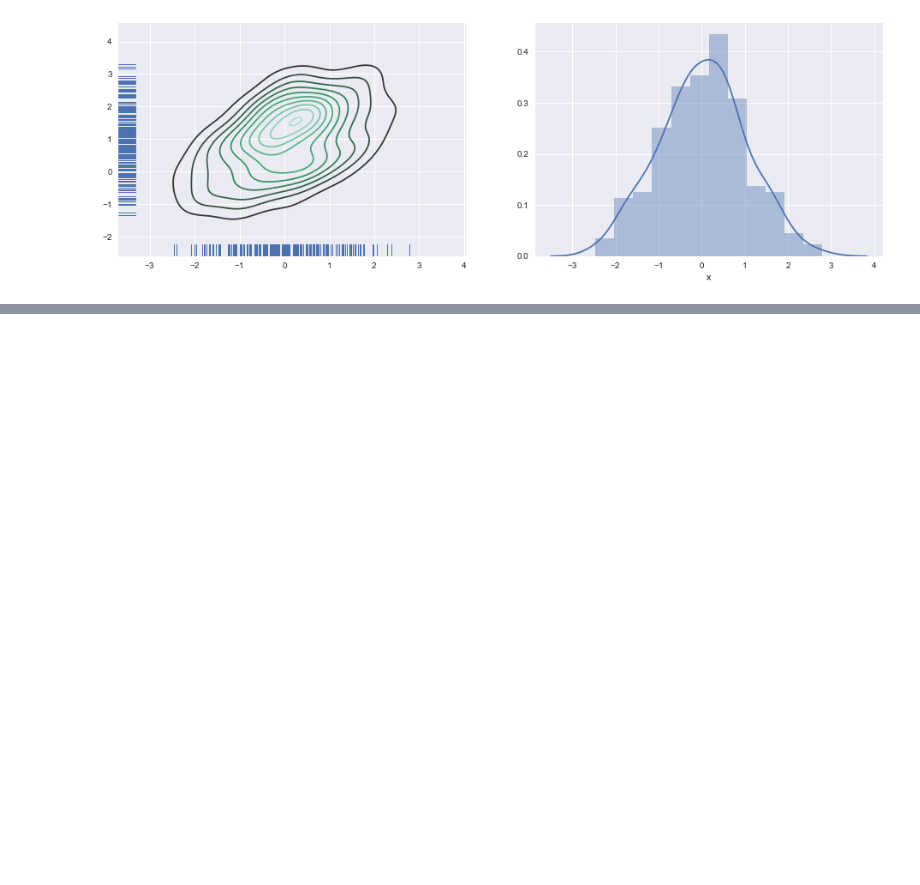
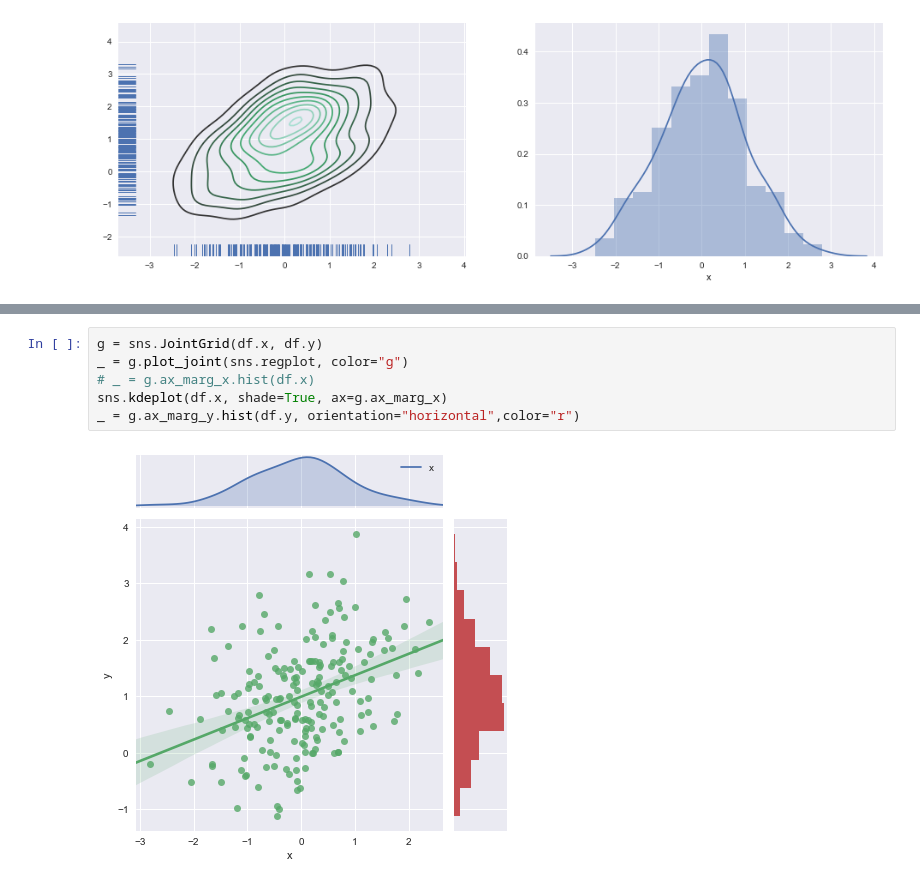
Before and after one commit to WarmingWang/reptiles_gh, a Jupyter notebook: Machine Learning/seaborn/ch02_Plotting_functions.ipynb, the cells around one changed output, grey strips where cells are left out. Drawn from its saved outputs; the diff is of its cells as text; blank space fills up the shorter version.

```diff
--- a/Machine Learning/seaborn/ch02_Plotting_functions.ipynb
+++ b/Machine Learning/seaborn/ch02_Plotting_functions.ipynb
@@ -86,0 +115,8 @@ sns.distplot(df.x,ax=axes[1]);
+# %%
+g = sns.JointGrid(df.x, df.y)
+_ = g.plot_joint(sns.regplot, color="g")
+# _ = g.ax_marg_x.hist(df.x)
+sns.kdeplot(df.x, shade=True, ax=g.ax_marg_x)
+_ = g.ax_marg_y.hist(df.y, orientation="horizontal",color="r")
+# %% [output]
+[figure, added]
```
Also changed, not shown: parts of 12 cells of this notebook.
